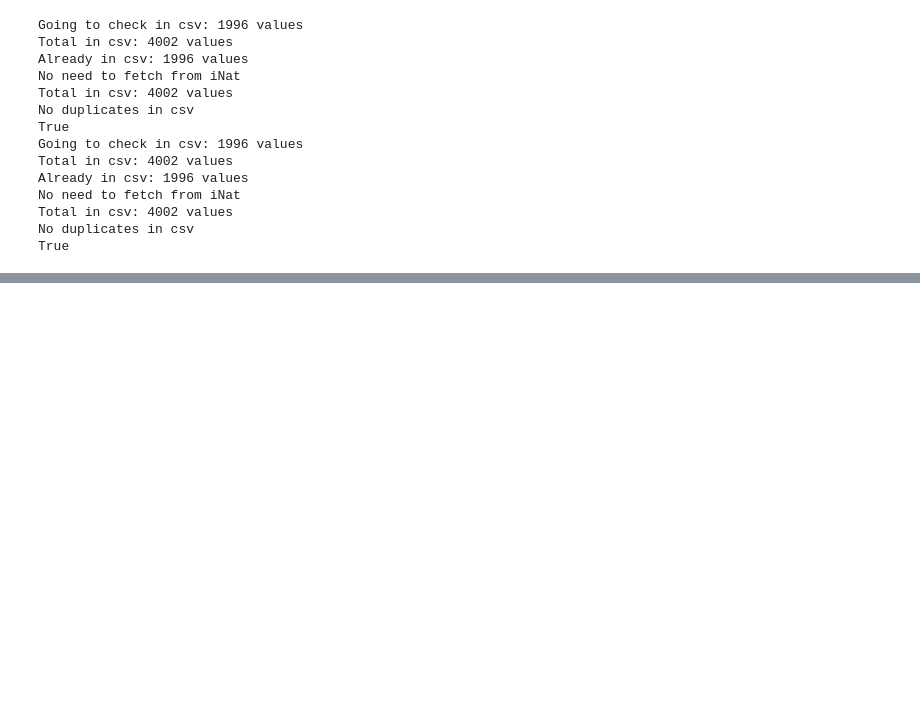
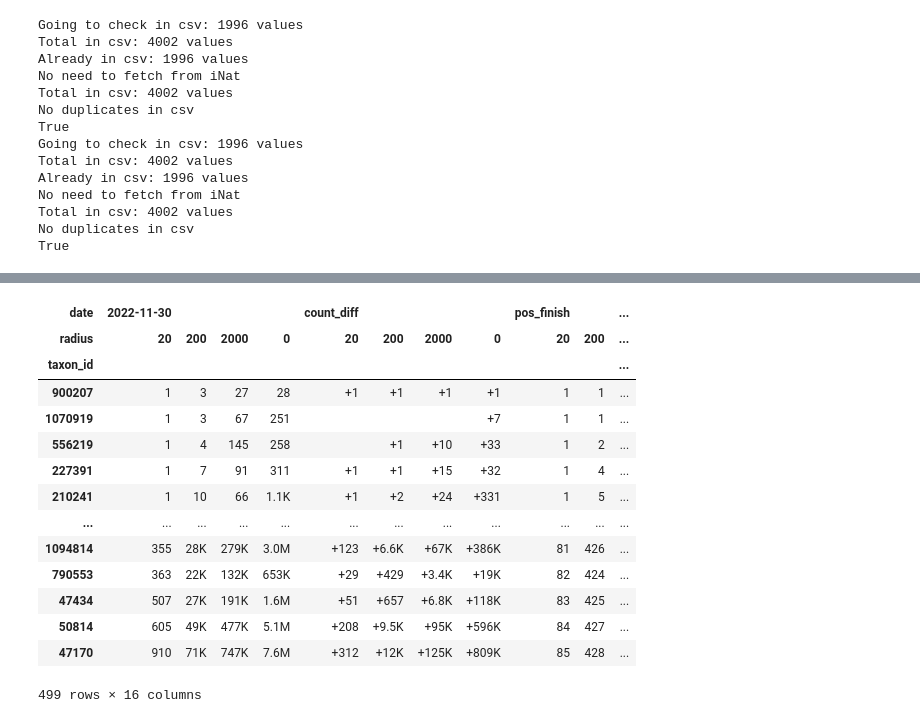
Before and after one commit to baidakovil/iNat-statistics, a Jupyter notebook: inat_raritets.ipynb, the cells around one changed output, grey strips where cells are left out. Cells and saved outputs as stored; diff of their text form; code cells hidden in the pictures; blank space fills up the shorter version.

```diff
--- a/inat_raritets.ipynb
+++ b/inat_raritets.ipynb
@@ -373,4 +355,42 @@ def get_radius_info(taxons_df_start, taxons_df_finish, radiuses_dataset_path, st
+# %%
+def formatcount(count, count_diff=False):
+
+    if count > 1000000:
+        count = str(round(count/1000000,1)) + 'M'
+    elif count > 10000:
+        count = str(int(count/1000)) + 'K'
+    elif count > 1000:
+        count = str(round(count/1000, 1)) + 'K'
+
+    if (count and count_diff):
+        count = '+' + str(count)
+    elif ((not count) and count_diff):
+        count = ''
+
+    return count
+
+
+def addresult_columns(df):
+
+    for columnset in ['result_name', 'result_pos', 'result_count']:
+        columnset_df = pd.DataFrame(
+            columns=pd.MultiIndex.from_product([[columnset], radiuses], names=['date', 'radius']),
+            index=df.index)
+        columnset_df[columnset][radiuses[0]]=df[str(finish_date)][radiuses[0]]
+        df = pd.concat([df,columnset_df], axis=1)
+
+    df = sort_index(df)
+
+    return df
+
+def add_apply_formats(df):
+
+    df['taxon_rang'] = df['taxon_rang'].apply(lambda x: ranks_enru.get(x))
+    df[finish_date] = df[finish_date].applymap(formatcount)
+    df['count_diff'] = df['count_diff'].applymap(formatcount, count_diff=True)
+
+    return df
 # %%
+finish_date = str(finish_date)
 df_pos = get_radius_info(taxons_df_start, taxons_df_finish, radiuses_dataset_path, start_date, finish_date)
-
-df_pos.drop([str(start_date),'pos_start'], axis=1, inplace=True, level=0)
+df_pos
@@ -430,0 +413,19 @@ Can not update radiuses-quantity information
+# %%
+df_added_formats = add_apply_formats(df_pos)
+df_added_formats
+# %% [output]
+| date | 2022-11-30 |  |  |  | count_diff |  |  |  | pos_finish |  | ... |
+| radius | 20 | 200 | 2000 | 0 | 20 | 200 | 2000 | 0 | 20 | 200 | ... |
+| taxon_id |  |  |  |  |  |  |  |  |  |  | ... |
+| 900207 | 1 | 3 | 27 | 28 | +1 | +1 | +1 | +1 | 1 | 1 | ... |
+| 1070919 | 1 | 3 | 67 | 251 |  |  |  | +7 | 1 | 1 | ... |
+| 556219 | 1 | 4 | 145 | 258 |  | +1 | +10 | +33 | 1 | 2 | ... |
+| 227391 | 1 | 7 | 91 | 311 | +1 | +1 | +15 | +32 | 1 | 4 | ... |
+| 210241 | 1 | 10 | 66 | 1.1K | +1 | +2 | +24 | +331 | 1 | 5 | ... |
+| ... | ... | ... | ... | ... | ... | ... | ... | ... | ... | ... | ... |
+| 1094814 | 355 | 28K | 279K | 3.0M | +123 | +6.6K | +67K | +386K | 81 | 426 | ... |
+| 790553 | 363 | 22K | 132K | 653K | +29 | +429 | +3.4K | +19K | 82 | 424 | ... |
+| 47434 | 507 | 27K | 191K | 1.6M | +51 | +657 | +6.8K | +118K | 83 | 425 | ... |
+| 50814 | 605 | 49K | 477K | 5.1M | +208 | +9.5K | +95K | +596K | 84 | 427 | ... |
+| 47170 | 910 | 71K | 747K | 7.6M | +312 | +12K | +125K | +809K | 85 | 428 | ... |
+499 rows × 16 columns
```
Also changed, not shown: parts of 18 cells of this notebook, 1 other file.
